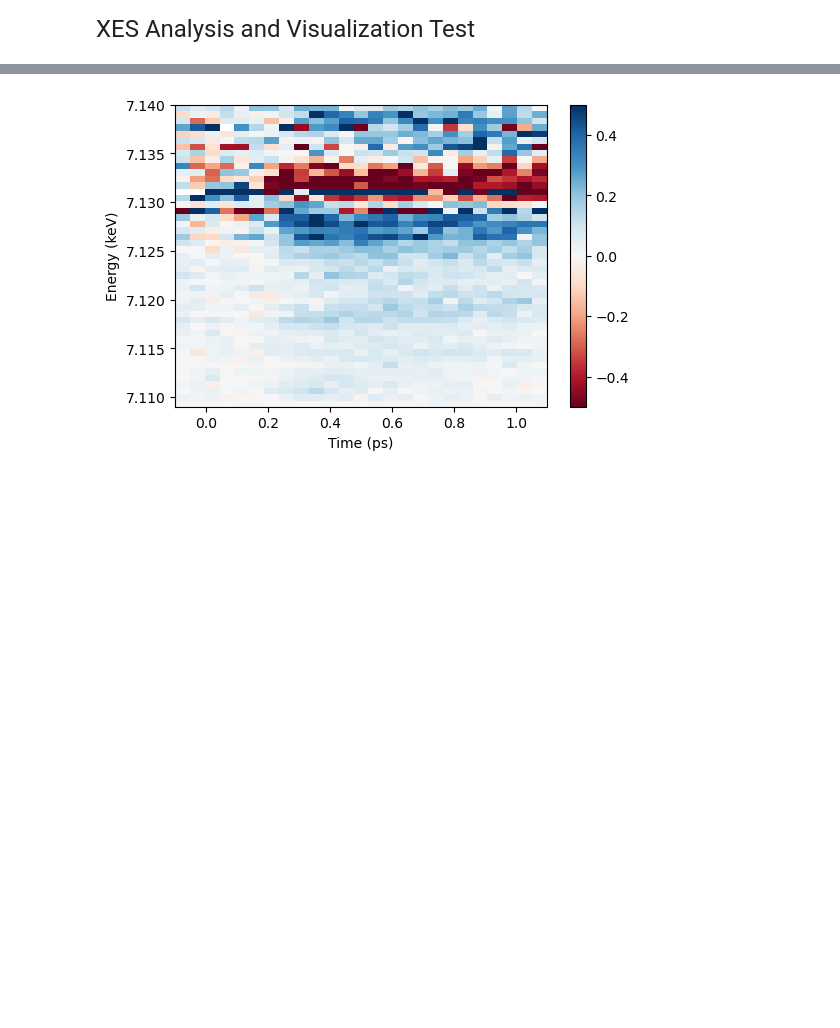
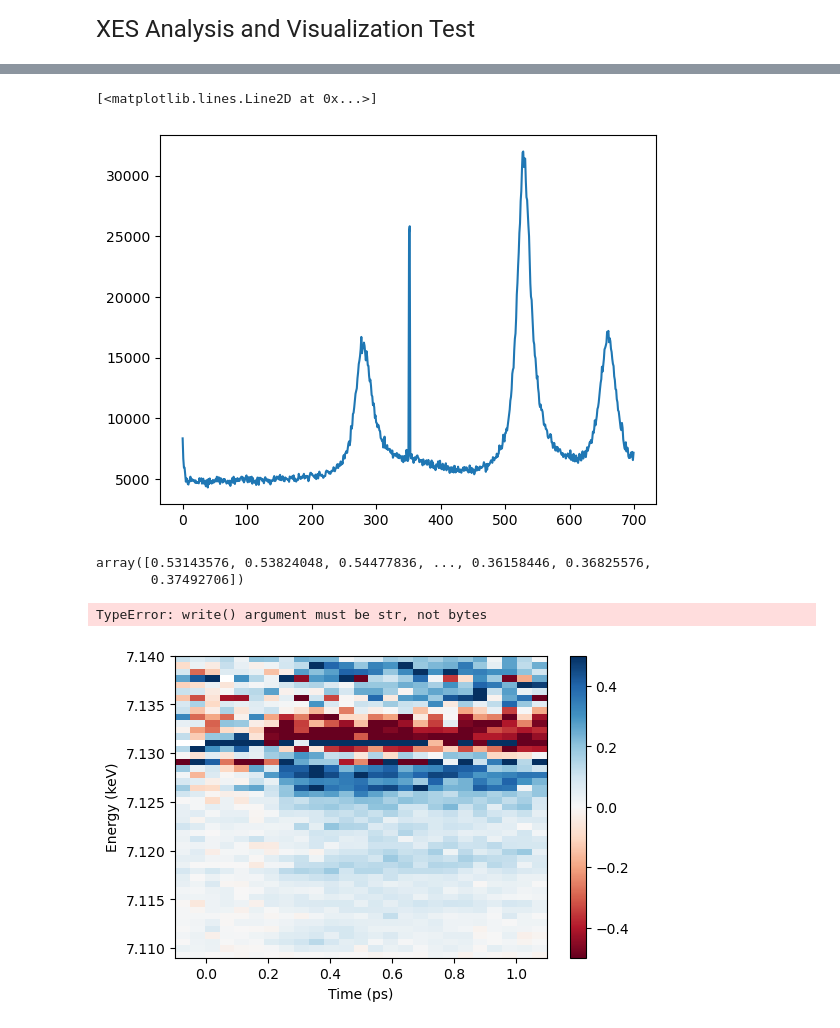
Before and after one commit to lg345/XSpect, a Jupyter notebook: XSpect_Test.ipynb, the cells around one changed output, grey strips where cells are left out. Cells and saved outputs as stored; diff of their text form; code cells hidden in the pictures; blank space fills up the shorter version.

```diff
--- a/XSpect_Test.ipynb
+++ b/XSpect_Test.ipynb
@@ -73,3 +78,8 @@ v.plot_2d_difference_spectrum(xes)
+# %%
+plt.plot(np.sum(xes.analyzed_runs[0].epix_ROI_1,axis=0))
+# %% [output]
+[<matplotlib.lines.Line2D at 0x...>]
+[figure, added]
 # %%
 xas_experiment = XSpect.XSpect_Analysis.spectroscopy_experiment(lcls_run=21, hutch='xcs', experiment_id='xcsc00121')
 xas=XSpect.XSpect_Controller.XASBatchAnalysis()
@@ -92,3 +104,13 @@ end=time.time()
+# %%
+plt.plot(xas.analyzed_runs[0].ccm
+# %% [output]
+array([0.53143576, 0.53824048, 0.54477836, ..., 0.36158446, 0.36825576,
+       0.37492706])
+# %%
+filehandler = open('test.pkl', 'w')
+pickle.dump(xas,filehandler)
+# %% [output]
+TypeError: write() argument must be str, not bytes
 # %%
 v=XSpect.XSpect_Visualization.XASVisualization()
 v.combine_spectra(xas_analysis=xas,
```
Also changed, not shown: parts of 6 cells of this notebook, 2 other files.
